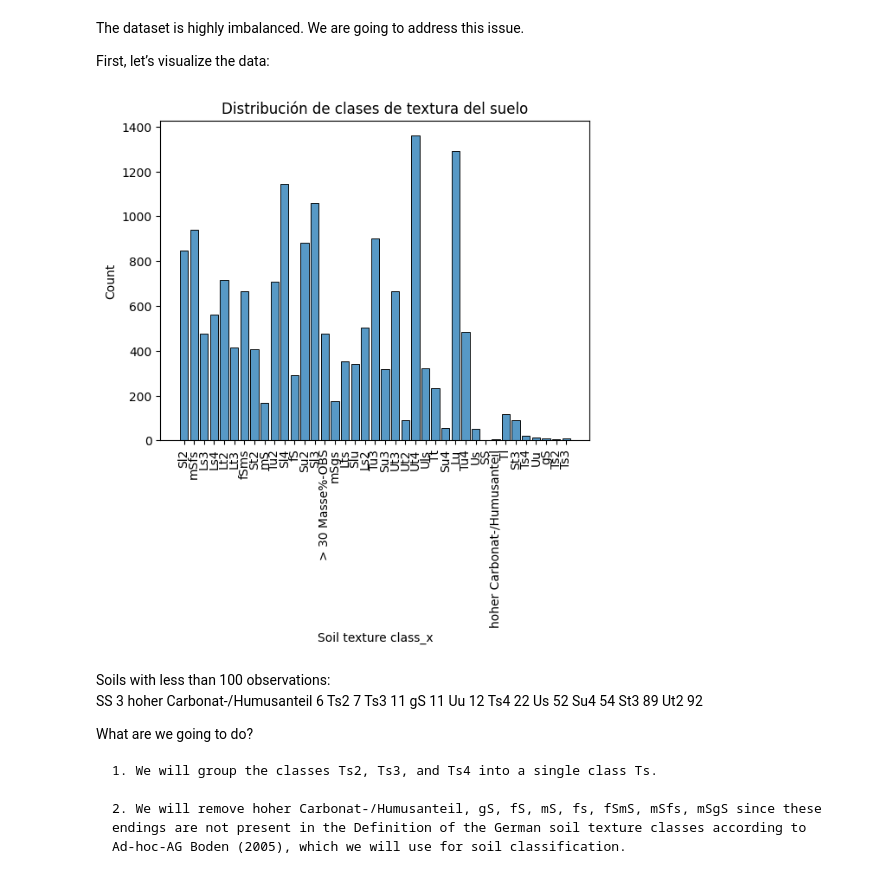
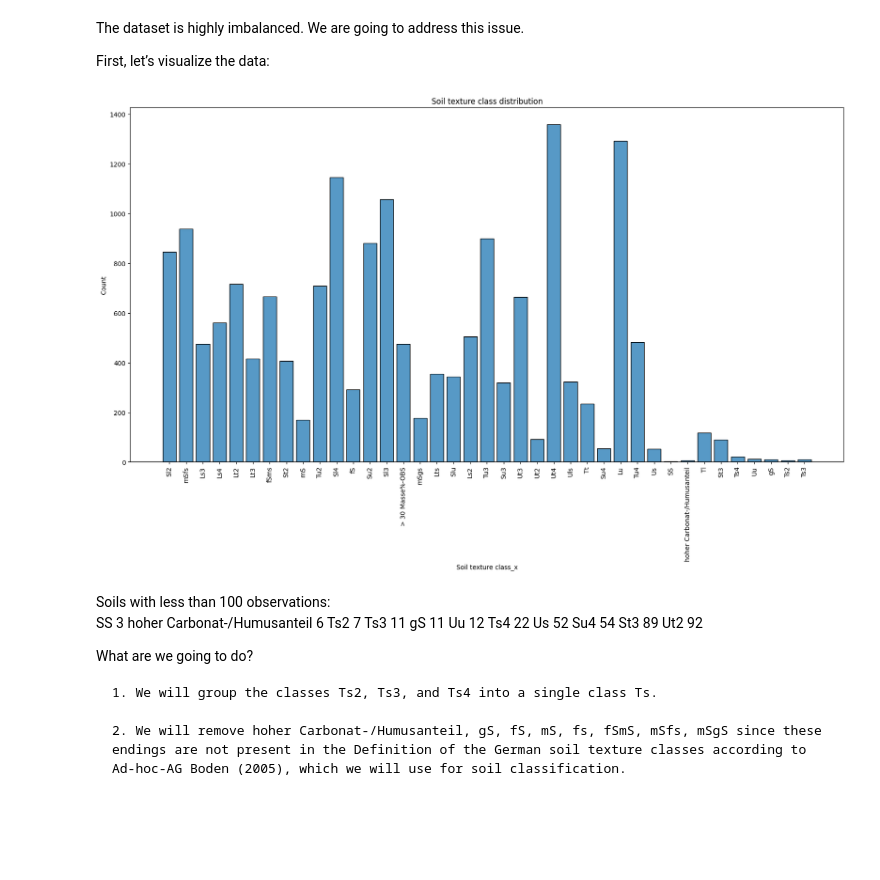
Before and after one commit to miguelmunnozmoya/Python_and_research, a Jupyter notebook: Soil_texture_classifier.ipynb, the cells around one changed output. Saved outputs shown, nothing was run; the diff lists cells and outputs as text; code cells hidden in the pictures; blank space fills up the shorter version.

```diff
--- a/Soil_texture_classifier.ipynb
+++ b/Soil_texture_classifier.ipynb
@@ -253,12 +253,13 @@ The dataset is highly imbalanced. We are going to address this issue.
 
 First, let’s visualize the data:
 # %%
+plt.figure(figsize=(20, 10))
 sns.histplot(data=df_soil, x='Soil texture class_x', stat='count', shrink=0.8)
 plt.xticks(rotation=90)
-plt.title("Distribución de clases de textura del suelo")
+plt.title("Soil texture class distribution")
 plt.show()
 # %% [output]
-[figure, old version]
+[figure, new version]
 # %% [markdown]
 Soils with less than 100 observations:
     SS                                3
```
Also changed, not shown: parts of 1 cell of this notebook, 4 other files.
